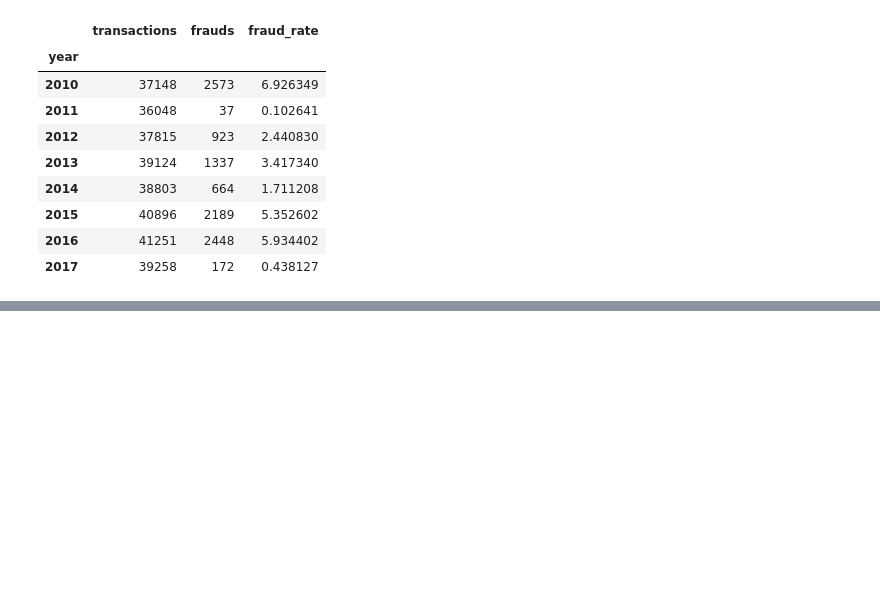
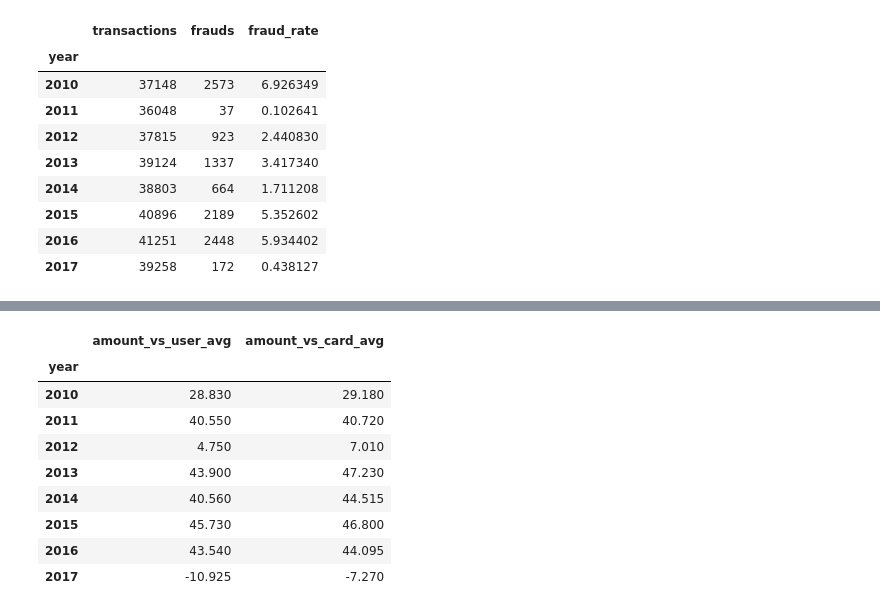
Before and after one commit to martynawieruszewska/finsight-fintech-analytics, a Jupyter notebook: notebooks/ml/06_gradient_boosting_tuning.ipynb, the cells around one changed output, grey strips where cells are left out. Cells and saved outputs as stored; diff of their text form; code cells hidden in the pictures; blank space fills up the shorter version.

```diff
--- a/notebooks/ml/06_gradient_boosting_tuning.ipynb
+++ b/notebooks/ml/06_gradient_boosting_tuning.ipynb
@@ -320,0 +399,28 @@ fraud_by_year
+# %%
+fraud_features_by_year = pd.DataFrame({
+    "year": development_years,
+    "is_fraud": y_development,
+    "amount_vs_user_avg": X_development["amount_vs_user_avg"],
+    "amount_vs_card_avg": X_development["amount_vs_card_avg"]
+})
+
+fraud_features_by_year = fraud_features_by_year[
+    fraud_features_by_year["is_fraud"] == True
+]
+
+fraud_medians_by_year = fraud_features_by_year.groupby("year")[
+    ["amount_vs_user_avg", "amount_vs_card_avg"]
+].median()
+
+fraud_medians_by_year
+# %% [output]
+|  | amount_vs_user_avg | amount_vs_card_avg |
+| year |  |  |
+| 2010 | 28.830 | 29.180 |
+| 2011 | 40.550 | 40.720 |
+| 2012 | 4.750 | 7.010 |
+| 2013 | 43.900 | 47.230 |
+| 2014 | 40.560 | 44.515 |
+| 2015 | 45.730 | 46.800 |
+| 2016 | 43.540 | 44.095 |
+| 2017 | -10.925 | -7.270 |
```
Also changed, not shown: parts of 13 cells of this notebook.
